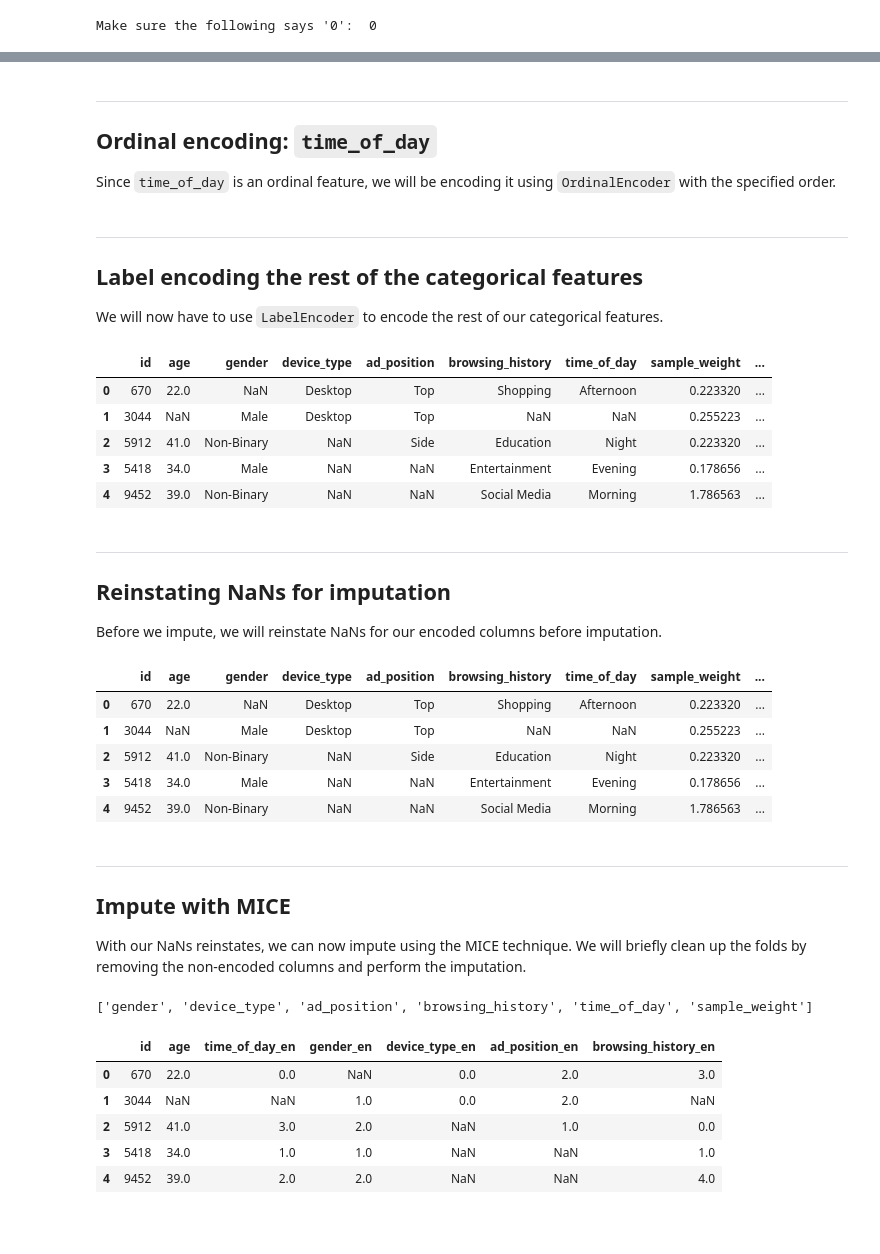
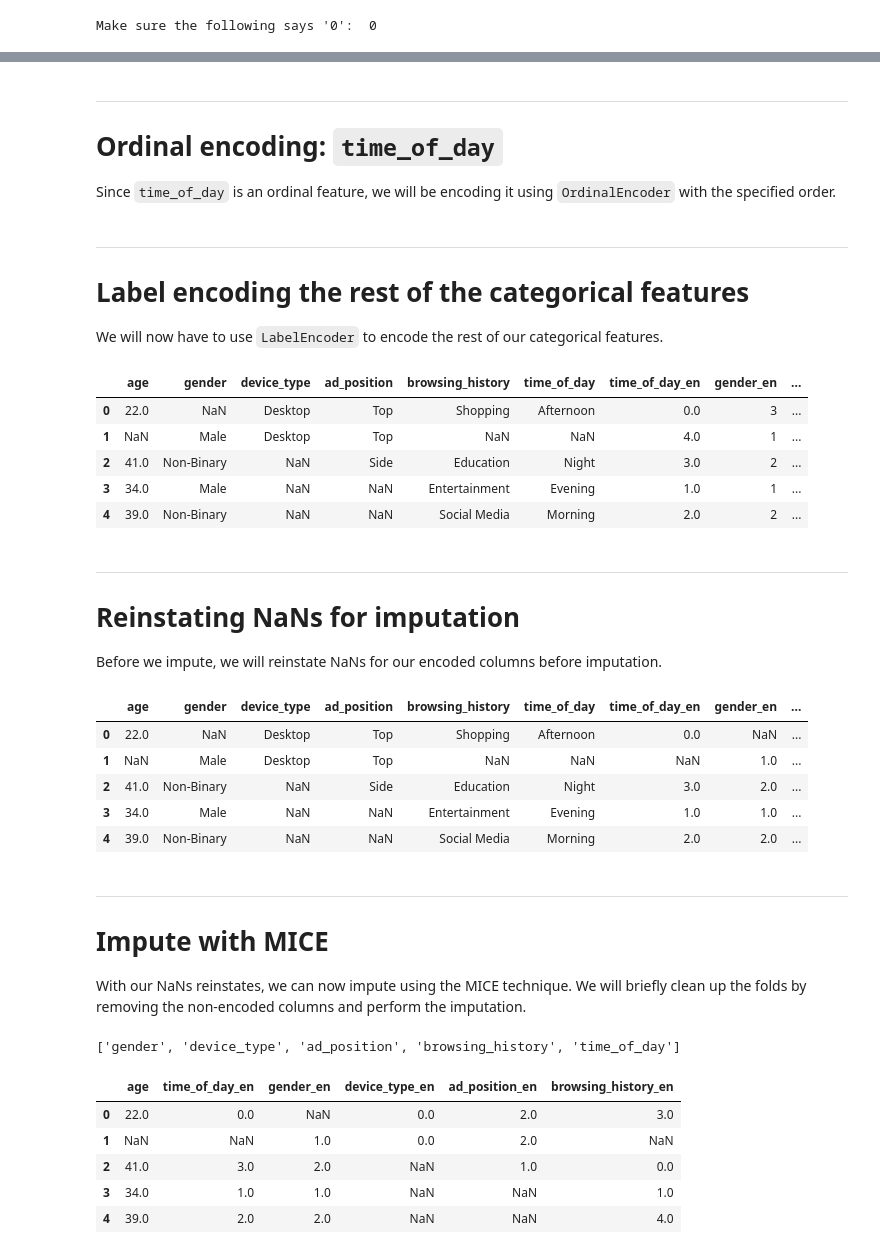
Before and after one commit to zabethe/ad-click-prediction, a Jupyter notebook: B_preprocessing.ipynb, the cells around one changed output, grey strips where cells are left out. Saved outputs shown, nothing was run; the diff lists cells and outputs as text; code cells hidden in the pictures; blank space fills up the shorter version.

Commit message:
Exporting imputed data

```diff
--- a/B_preprocessing.ipynb
+++ b/B_preprocessing.ipynb
@@ -35,0 +34,11 @@ original_folds = folds.copy()
+# %%
+# Check the structure of folds
+
+# NOTEBOOK EXCLUSIVE CODE
+if __name__ == "__main__":
+
+    for i, fold in enumerate(folds):
+        X_train, X_test, y_train, y_test = fold
+        print(f'Fold {i + 1}')
+        print(f'Feature columns in training set: {list(X_train.columns)}')
+        print(f'Feature columns in testing set: {list(X_test.columns)}\n')
@@ -36,7 +67,7 @@ original_folds = folds.copy()
 # %% [markdown]
 ***
 
-## Ordinal encoding: `time_of_day`
+# Ordinal encoding: `time_of_day`
 
 Since `time_of_day` is an ordinal feature, we will be encoding it using `OrdinalEncoder` with the specified order.
 # %%
@@ -92,7 +123,7 @@ ordinal_encoders = KFoldOrdinalEncoder(folds, oe_columns, oe_orders)
 # %% [markdown]
 ***
 
-## Label encoding the rest of the categorical features
+# Label encoding the rest of the categorical features
 
 We will now have to use `LabelEncoder` to encode the rest of our categorical features.
 # %%
@@ -151,12 +182,12 @@ if __name__ == "__main__":
     display(folds[0][0].head())
     # display(fold_labels)
 # %% [output]
-|  | id | age | gender | device_type | ad_position | browsing_history | time_of_day | sample_weight | ... |
-| 0 | 670 | 22.0 | NaN | Desktop | Top | Shopping | Afternoon | 0.223320 | ... |
-| 1 | 3044 | NaN | Male | Desktop | Top | NaN | NaN | 0.255223 | ... |
-| 2 | 5912 | 41.0 | Non-Binary | NaN | Side | Education | Night | 0.223320 | ... |
-| 3 | 5418 | 34.0 | Male | NaN | NaN | Entertainment | Evening | 0.178656 | ... |
-| 4 | 9452 | 39.0 | Non-Binary | NaN | NaN | Social Media | Morning | 1.786563 | ... |
+|  | age | gender | device_type | ad_position | browsing_history | time_of_day | time_of_day_en | gender_en | ... |
+| 0 | 22.0 | NaN | Desktop | Top | Shopping | Afternoon | 0.0 | 3 | ... |
+| 1 | NaN | Male | Desktop | Top | NaN | NaN | 4.0 | 1 | ... |
+| 2 | 41.0 | Non-Binary | NaN | Side | Education | Night | 3.0 | 2 | ... |
+| 3 | 34.0 | Male | NaN | NaN | Entertainment | Evening | 1.0 | 1 | ... |
+| 4 | 39.0 | Non-Binary | NaN | NaN | Social Media | Morning | 2.0 | 2 | ... |
 # %%
 # Combine encoders
 encoders_full = dict()
@@ -171,7 +202,7 @@ for fold, encoders in label_encoders.items():
 # %% [markdown]
 ***
 
-## Reinstating NaNs for imputation
+# Reinstating NaNs for imputation
 
 Before we impute, we will reinstate NaNs for our encoded columns before imputation.
 # %%
@@ -200,16 +231,16 @@ if __name__ == "__main__":
     # Check how data is looking
     display(folds[0][0].head())
 # %% [output]
-|  | id | age | gender | device_type | ad_position | browsing_history | time_of_day | sample_weight | ... |
-| 0 | 670 | 22.0 | NaN | Desktop | Top | Shopping | Afternoon | 0.223320 | ... |
-| 1 | 3044 | NaN | Male | Desktop | Top | NaN | NaN | 0.255223 | ... |
-| 2 | 5912 | 41.0 | Non-Binary | NaN | Side | Education | Night | 0.223320 | ... |
-| 3 | 5418 | 34.0 | Male | NaN | NaN | Entertainment | Evening | 0.178656 | ... |
-| 4 | 9452 | 39.0 | Non-Binary | NaN | NaN | Social Media | Morning | 1.786563 | ... |
+|  | age | gender | device_type | ad_position | browsing_history | time_of_day | time_of_day_en | gender_en | ... |
+| 0 | 22.0 | NaN | Desktop | Top | Shopping | Afternoon | 0.0 | NaN | ... |
+| 1 | NaN | Male | Desktop | Top | NaN | NaN | NaN | 1.0 | ... |
+| 2 | 41.0 | Non-Binary | NaN | Side | Education | Night | 3.0 | 2.0 | ... |
+| 3 | 34.0 | Male | NaN | NaN | Entertainment | Evening | 1.0 | 1.0 | ... |
+| 4 | 39.0 | Non-Binary | NaN | NaN | Social Media | Morning | 2.0 | 2.0 | ... |
 # %% [markdown]
 ***
 
-## Impute with MICE
+# Impute with MICE
 
 With our NaNs reinstates, we can now impute using the MICE technique. We will briefly clean up the folds by removing the non-encoded columns and perform the imputation.
 # %%
@@ -228,25 +259,24 @@ def KFoldSimplifier(folds, drop_columns):
 # %%
 # Remove non-encoded columns
 drop_cols = categoricals.copy()
-drop_cols.append('sample_weight')
 
 KFoldSimplifier(folds, drop_cols)
 
 # NOTEBOOK EXCLUSIVE CODE
 if __name__ == "__main__":
 
     print(drop_cols)
 
     # Check how data is looking
     display(folds[0][0].head())
 # %% [output]
-['gender', 'device_type', 'ad_position', 'browsing_history', 'time_of_day', 'sample_weight']
+['gender', 'device_type', 'ad_position', 'browsing_history', 'time_of_day']
-|  | id | age | time_of_day_en | gender_en | device_type_en | ad_position_en | browsing_history_en |
-| 0 | 670 | 22.0 | 0.0 | NaN | 0.0 | 2.0 | 3.0 |
-| 1 | 3044 | NaN | NaN | 1.0 | 0.0 | 2.0 | NaN |
-| 2 | 5912 | 41.0 | 3.0 | 2.0 | NaN | 1.0 | 0.0 |
-| 3 | 5418 | 34.0 | 1.0 | 1.0 | NaN | NaN | 1.0 |
-| 4 | 9452 | 39.0 | 2.0 | 2.0 | NaN | NaN | 4.0 |
+|  | age | time_of_day_en | gender_en | device_type_en | ad_position_en | browsing_history_en |
+| 0 | 22.0 | 0.0 | NaN | 0.0 | 2.0 | 3.0 |
+| 1 | NaN | NaN | 1.0 | 0.0 | 2.0 | NaN |
+| 2 | 41.0 | 3.0 | 2.0 | NaN | 1.0 | 0.0 |
+| 3 | 34.0 | 1.0 | 1.0 | NaN | NaN | 1.0 |
+| 4 | 39.0 | 2.0 | 2.0 | NaN | NaN | 4.0 |
 # %%
 # Impute function
 from sklearn.experimental import enable_iterative_imputer
```
Also changed, not shown: parts of 17 cells of this notebook, 20 other files.
